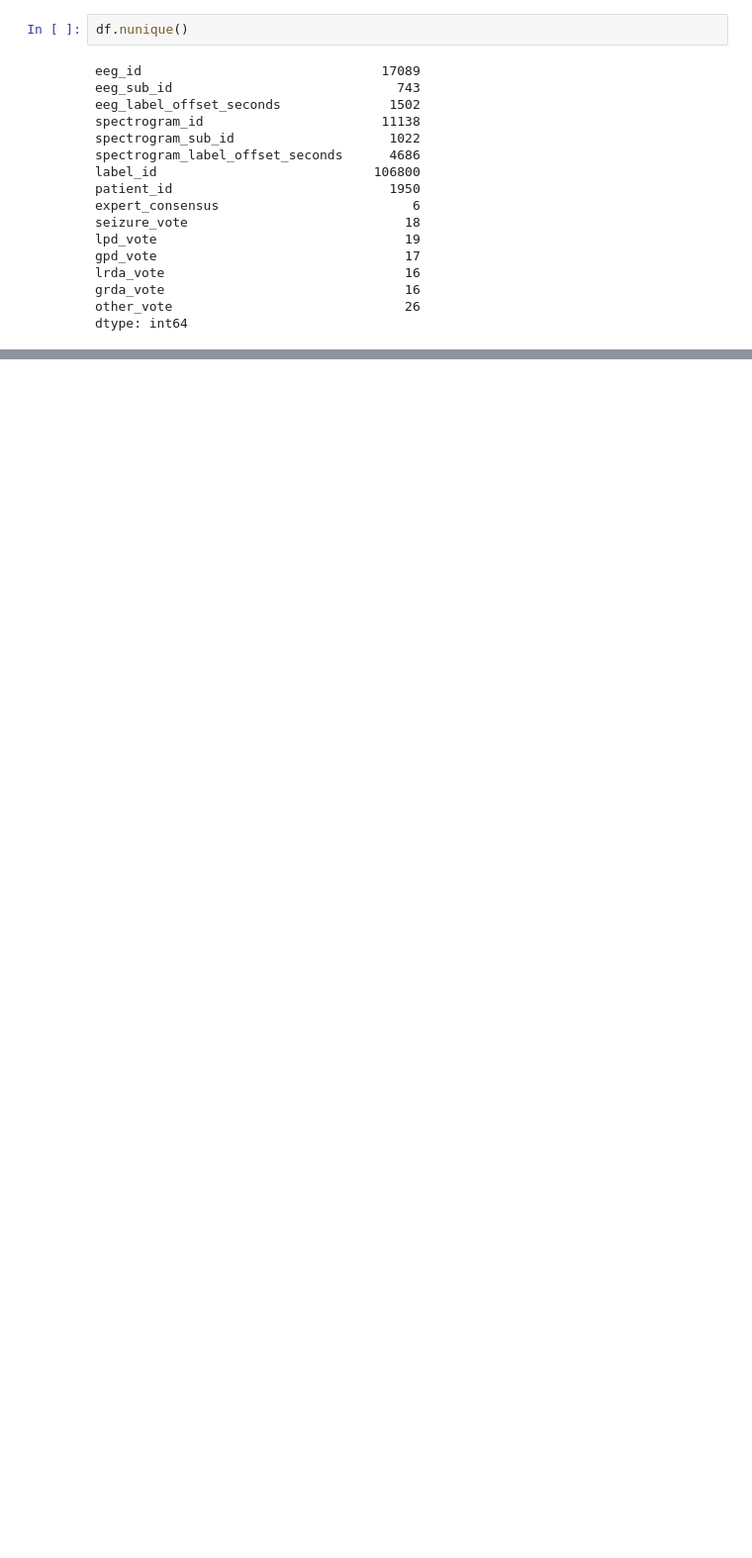
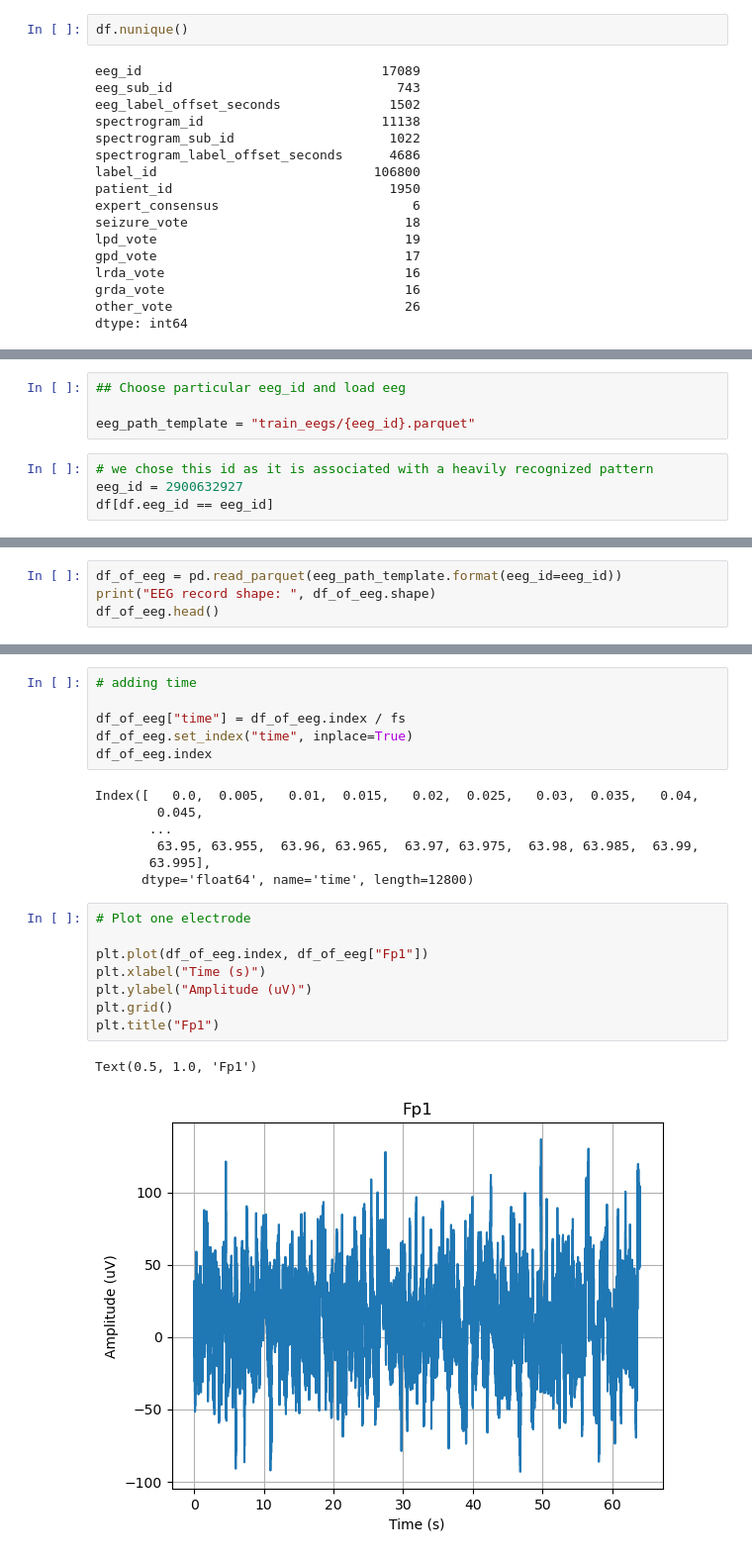
Before and after one commit to karan271/HMS_Capstone_Project, a Jupyter notebook: HMSCapstone.ipynb, the cells around one changed output, grey strips where cells are left out. Shown at 99% size. Drawn from its saved outputs; the diff is of its cells as text; blank space fills up the shorter version.

```diff
--- a/HMSCapstone.ipynb
+++ b/HMSCapstone.ipynb
@@ -203,0 +243,8 @@ dtype: int64
+# %%
+## Choose particular eeg_id and load eeg
+
+eeg_path_template = "train_eegs/{eeg_id}.parquet"
+# %%
+# we chose this id as it is associated with a heavily recognized pattern
+eeg_id = 2900632927
+df[df.eeg_id == eeg_id]
@@ -203,0 +258,4 @@ dtype: int64
+# %%
+df_of_eeg = pd.read_parquet(eeg_path_template.format(eeg_id=eeg_id))
+print("EEG record shape: ", df_of_eeg.shape)
+df_of_eeg.head()
@@ -203,0 +279,24 @@ dtype: int64
+# %%
+# adding time
+
+df_of_eeg["time"] = df_of_eeg.index / fs
+df_of_eeg.set_index("time", inplace=True)
+df_of_eeg.index
+# %% [output]
+Index([   0.0,  0.005,   0.01,  0.015,   0.02,  0.025,   0.03,  0.035,   0.04,
+        0.045,
+       ...
+        63.95, 63.955,  63.96, 63.965,  63.97, 63.975,  63.98, 63.985,  63.99,
+       63.995],
+      dtype='float64', name='time', length=12800)
+# %%
+# Plot one electrode
+
+plt.plot(df_of_eeg.index, df_of_eeg["Fp1"])
+plt.xlabel("Time (s)")
+plt.ylabel("Amplitude (uV)")
+plt.grid()
+plt.title("Fp1")
+# %% [output]
+Text(0.5, 1.0, 'Fp1')
+[figure, added]
```
Also changed, not shown: parts of 21 cells of this notebook, 2 other files.
